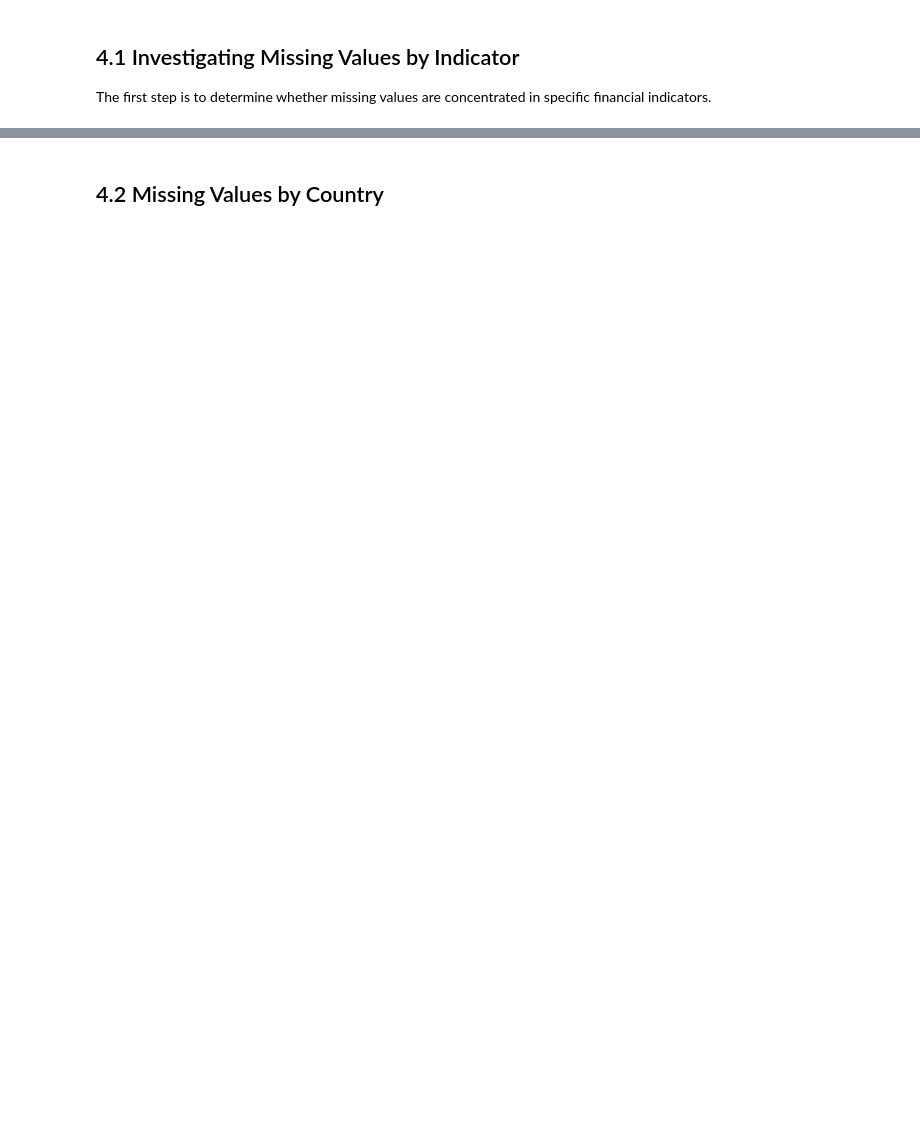
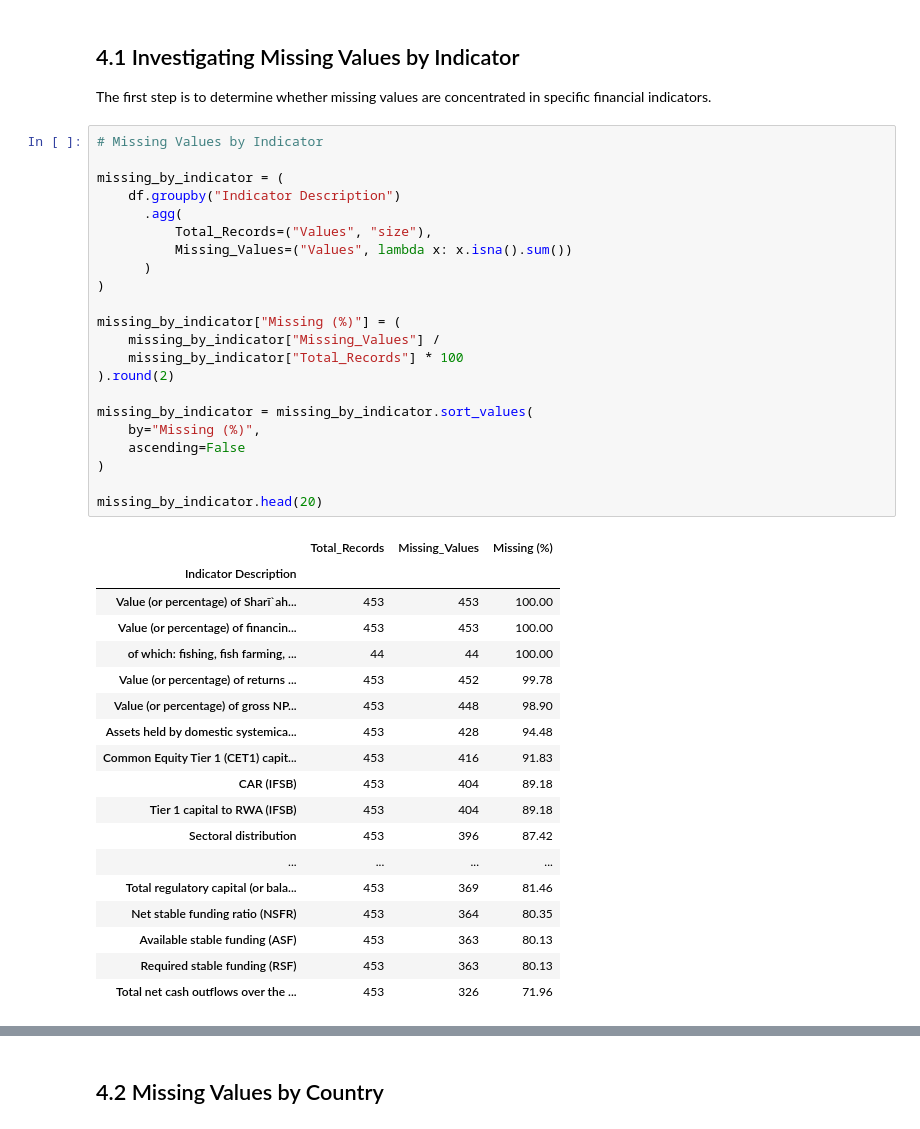
Before and after one commit to ejazurrehman/Islamic_Fintech_Working_Notebooks, a Jupyter notebook: Islamic_Banking_Feature_Engineering_workbook.ipynb, the cells around one changed output, grey strips where cells are left out. Saved outputs shown, nothing was run; the diff lists cells and outputs as text; blank space fills up the shorter version.

```diff
--- a/Islamic_Banking_Feature_Engineering_workbook.ipynb
+++ b/Islamic_Banking_Feature_Engineering_workbook.ipynb
@@ -102,3 +202,44 @@ Missing observations should be identified before feature engineering.
 ## 4.1 Investigating Missing Values by Indicator
 
 The first step is to determine whether missing values are concentrated in specific financial indicators.
+# %%
+# Missing Values by Indicator
+
+missing_by_indicator = (
+    df.groupby("Indicator Description")
+      .agg(
+          Total_Records=("Values", "size"),
+          Missing_Values=("Values", lambda x: x.isna().sum())
+      )
+)
+
+missing_by_indicator["Missing (%)"] = (
+    missing_by_indicator["Missing_Values"] /
+    missing_by_indicator["Total_Records"] * 100
+).round(2)
+
+missing_by_indicator = missing_by_indicator.sort_values(
+    by="Missing (%)",
+    ascending=False
+)
+
+missing_by_indicator.head(20)
+# %% [output]
+|  | Total_Records | Missing_Values | Missing (%) |
+| Indicator Description |  |  |  |
+| Value (or percentage) of Sharī`ah... | 453 | 453 | 100.00 |
+| Value (or percentage) of financin... | 453 | 453 | 100.00 |
+| of which: fishing, fish farming, ... | 44 | 44 | 100.00 |
+| Value (or percentage) of returns ... | 453 | 452 | 99.78 |
+| Value (or percentage) of gross NP... | 453 | 448 | 98.90 |
+| Assets held by domestic systemica... | 453 | 428 | 94.48 |
+| Common Equity Tier 1 (CET1) capit... | 453 | 416 | 91.83 |
+| CAR (IFSB) | 453 | 404 | 89.18 |
+| Tier 1 capital to RWA (IFSB) | 453 | 404 | 89.18 |
+| Sectoral distribution | 453 | 396 | 87.42 |
+| ... | ... | ... | ... |
+| Total regulatory capital (or bala... | 453 | 369 | 81.46 |
+| Net stable funding ratio (NSFR) | 453 | 364 | 80.35 |
+| Available stable funding (ASF) | 453 | 363 | 80.13 |
+| Required stable funding (RSF) | 453 | 363 | 80.13 |
+| Total net cash outflows over the ... | 453 | 326 | 71.96 |
```
Also changed, not shown: parts of 27 cells of this notebook.
